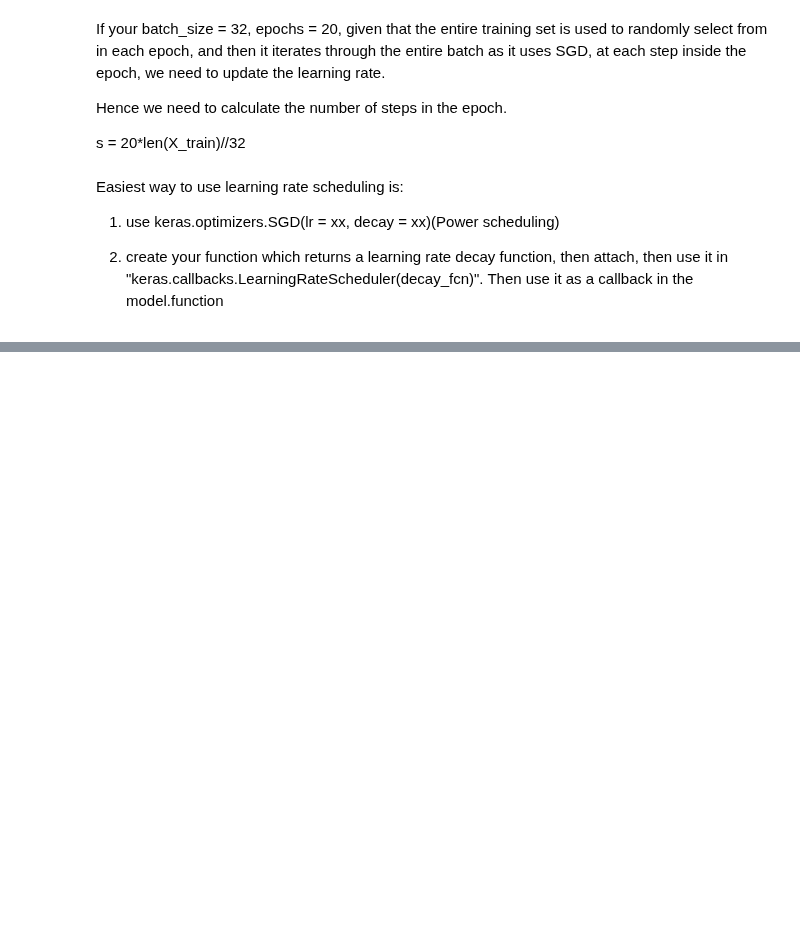
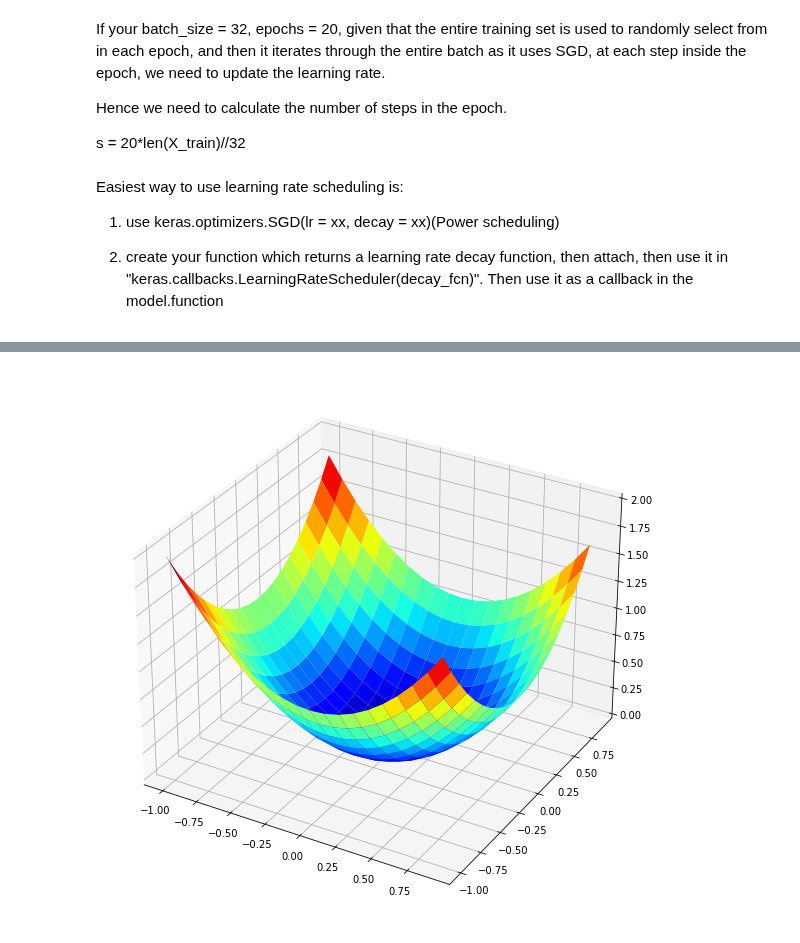
Before and after one commit to Pasindu19970808/Hands-on-Machine-Learning-Textbook-Exercises, a Jupyter notebook: DeepLearning_1/unsupervised_pretraining.ipynb, the cells around one changed output, grey strips where cells are left out. Cells and saved outputs as stored; diff of their text form; code cells hidden in the pictures; blank space fills up the shorter version.

```diff
--- a/DeepLearning_1/unsupervised_pretraining.ipynb
+++ b/DeepLearning_1/unsupervised_pretraining.ipynb
@@ -167,0 +193,4 @@ Easiest way to use learning rate scheduling is:
+# %%
+#a simple optimization function
+def objective(x,y):
+    return x**2 + y**2
@@ -167,0 +202,11 @@ Easiest way to use learning rate scheduling is:
+# %%
+#input range
+r_min, r_max = -1.0,1.0
+
+#sample input range informly
+xaxis = np.arange(r_min, r_max, 0.1)
+yaxis = np.arange(r_min, r_max, 0.1)
+#meshgrid for inputs
+X,y = meshgrid(xaxis,yaxis)
+# %%
+results = objective(X,y)
@@ -167,0 +233,7 @@ Easiest way to use learning rate scheduling is:
+# %%
+fig = plt.figure(figsize = (10,10))
+axis = fig.gca(projection = '3d')
+axis.plot_surface(X,y,results, cmap = 'jet')
+plt.show()
+# %% [output]
+[figure, added]
```
Also changed, not shown: parts of 14 cells of this notebook.
